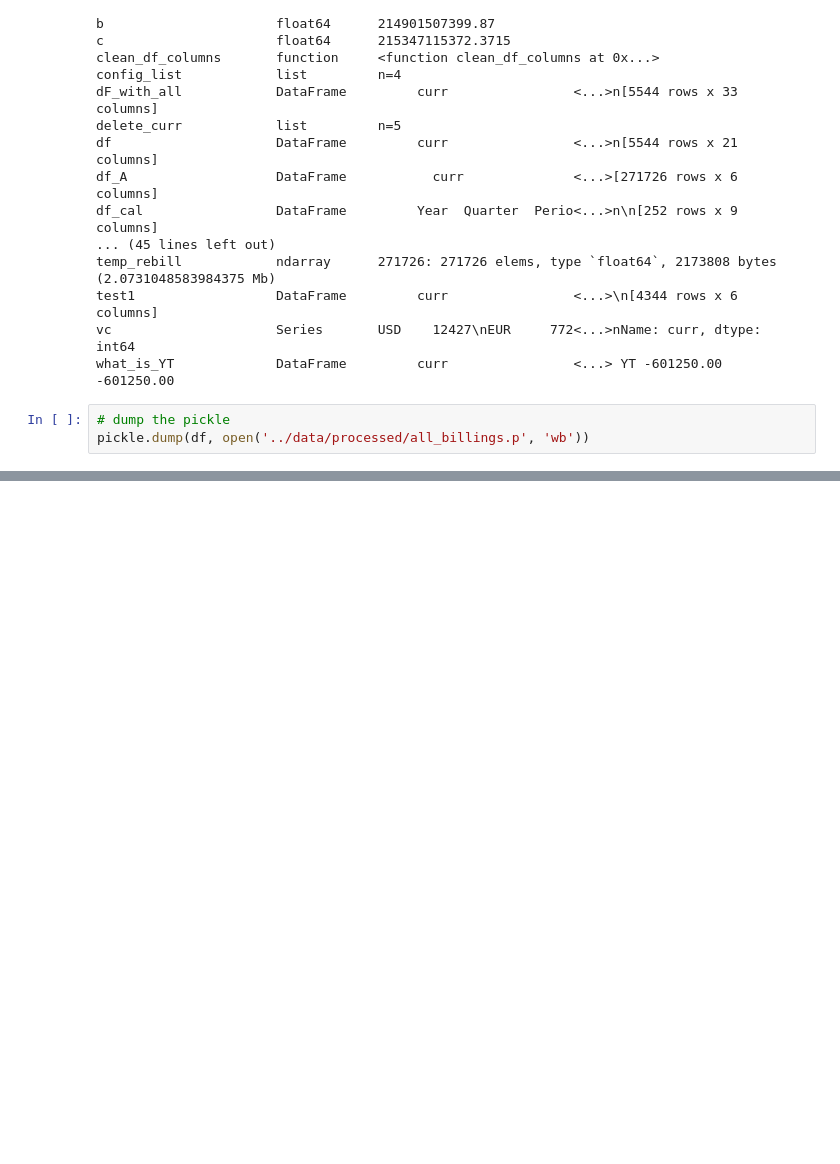
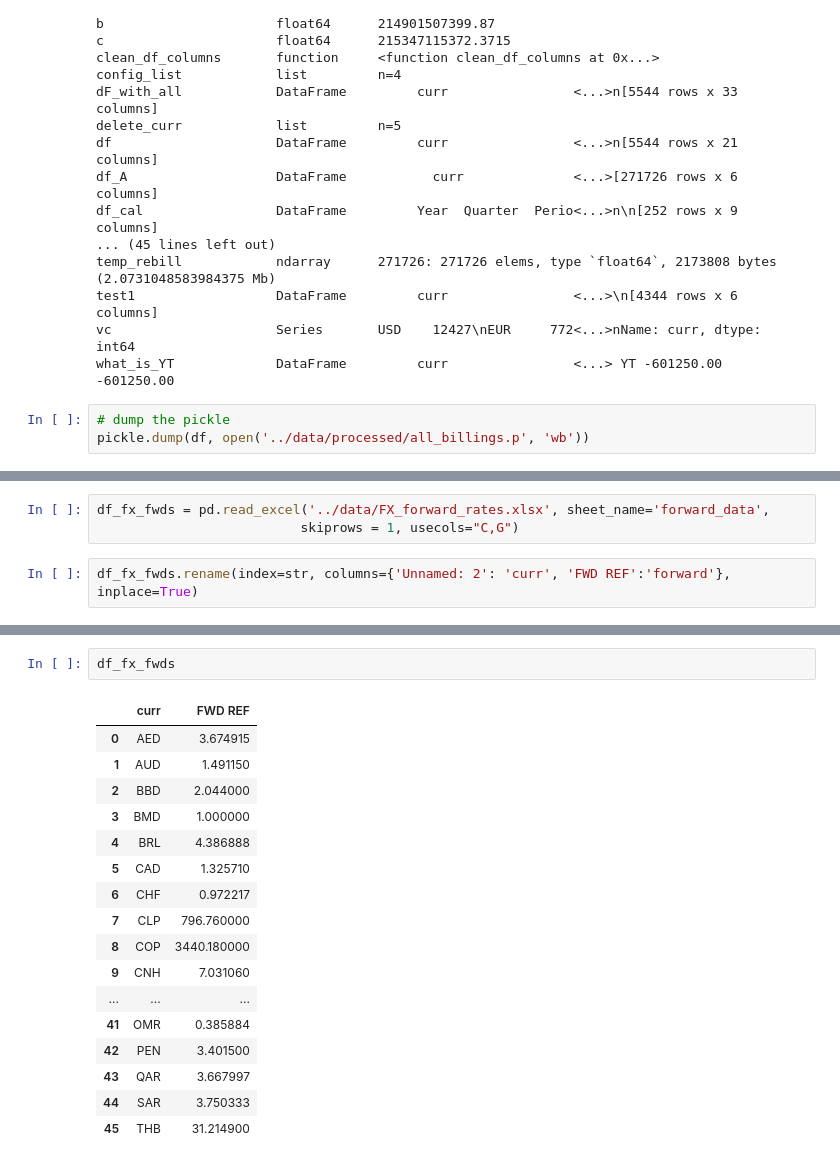
Before and after one commit to davidjsmith44/Deferred_Revenue_Forecast, a Jupyter notebook: notebooks/deferred_new_2020_scratch.ipynb, the cells around one changed output, grey strips where cells are left out. Saved outputs shown, nothing was run; the diff lists cells and outputs as text; blank space fills up the shorter version.

```diff
--- a/notebooks/deferred_new_2020_scratch.ipynb
+++ b/notebooks/deferred_new_2020_scratch.ipynb
@@ -1174,0 +1238,5 @@ pickle.dump(df, open('../data/processed/all_billings.p', 'wb'))
+# %%
+df_fx_fwds = pd.read_excel('../data/FX_forward_rates.xlsx', sheet_name='forward_data',
+                          skiprows = 1, usecols="C,G")
+# %%
+df_fx_fwds.rename(index=str, columns={'Unnamed: 2': 'curr', 'FWD REF':'forward'}, inplace=True)
@@ -1174,0 +1246,20 @@ pickle.dump(df, open('../data/processed/all_billings.p', 'wb'))
+# %%
+df_fx_fwds
+# %% [output]
+|  | curr | FWD REF |
+| 0 | AED | 3.674915 |
+| 1 | AUD | 1.491150 |
+| 2 | BBD | 2.044000 |
+| 3 | BMD | 1.000000 |
+| 4 | BRL | 4.386888 |
+| 5 | CAD | 1.325710 |
+| 6 | CHF | 0.972217 |
+| 7 | CLP | 796.760000 |
+| 8 | COP | 3440.180000 |
+| 9 | CNH | 7.031060 |
+| ... | ... | ... |
+| 41 | OMR | 0.385884 |
+| 42 | PEN | 3.401500 |
+| 43 | QAR | 3.667997 |
+| 44 | SAR | 3.750333 |
+| 45 | THB | 31.214900 |
```
Also changed, not shown: parts of 9 cells of this notebook.
